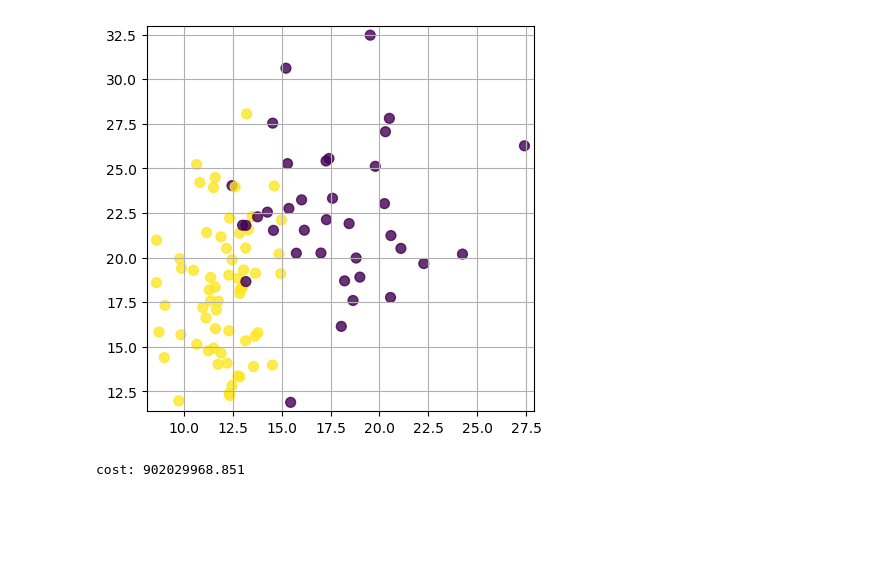
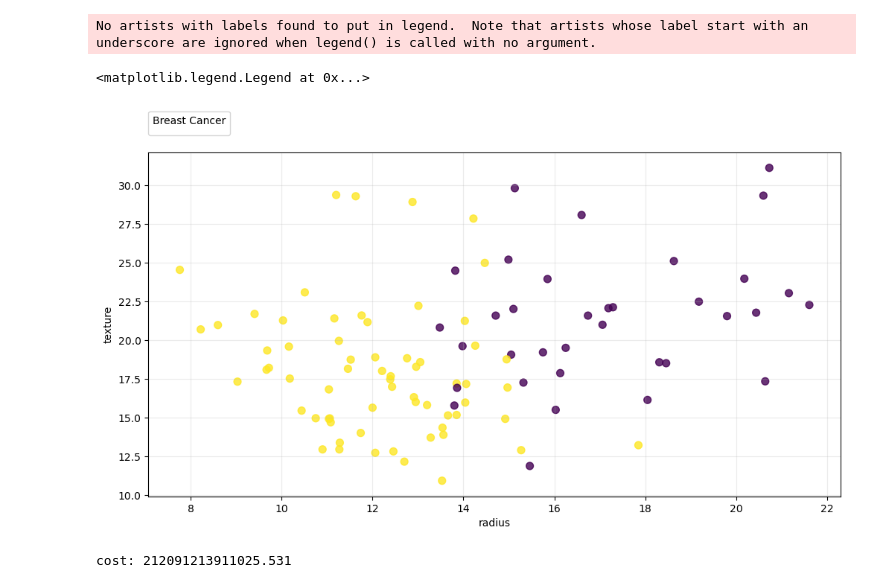
Before and after one commit to lif31up/machine-learning-from-scratch, a Jupyter notebook: logistic_regression.ipynb, the cells around one changed output. Saved outputs shown, nothing was run; the diff lists cells and outputs as text; code cells hidden in the pictures; blank space fills up the shorter version.

```diff
--- a/logistic_regression.ipynb
+++ b/logistic_regression.ipynb
@@ -12,10 +11,23 @@ train_y, test_y = data.target[:100], data.target[100:]
+# %%
+class Dataset:
+    def __init__(self, data):
+      self.x, self.y = data
+    def __getitem__(self, item): return self.x[item], self.y[item]
+    def __len__(self): return len(self.y)
+# Dataset
+
+trainset = Dataset((data.data[:100, 0:2], data.target[:100]))
+testset = Dataset((data.data[100:, 0:2], data.target[100:]))
 # %%
-plt.figure(figsize=(5,5))
-plt.scatter(x=train_x[:, 0], y=train_x[:, 1], s=50, alpha=0.8, c=train_y)
-plt.xlim(train_x[:, 0].min() - 0.5, train_x[:, 0].max() + 0.5)
-plt.ylim(train_x[:, 1].min() - 0.5, train_x[:, 1].max() + 0.5)
-plt.grid()
-plt.show()
+# plot
+fig, ax1 = plt.subplots(1, 1, figsize=(12, 6))
+ax1.set_xlabel('radius')
+ax1.set_ylabel('texture')
+ax1.grid(True, alpha=0.25)
+ax1.scatter(x=trainset.x[:, 0], y=trainset.x[:, 1], s=50, alpha=0.8, c=trainset.y)
+ax1.legend(title="Breast Cancer", fontsize=10, loc=(0,1.05))
 # %% [output]
+No artists with labels found to put in legend.  Note that artists whose label start with an underscore are ignored when legend() is called with no argument.
+<matplotlib.legend.Legend at 0x...>
-[figure, old version]
+[figure, new version]
 # %%
@@ -48,6 +59,6 @@ iters = 10000
 # %%
-model = LogisticRegression(train_x.shape[1])
-model.loss(test_x, test_y)
-model.train(train_x, train_y, iters=1000)
+model = LogisticRegression(len(trainset.x[0]))
+model.loss(data)
+model.train(trainset, iters=1000, lr=0.001)
 # %% [output]
-cost: 902029968.851
+cost: 212091213911025.531
```
Also changed, not shown: parts of 8 cells of this notebook.
